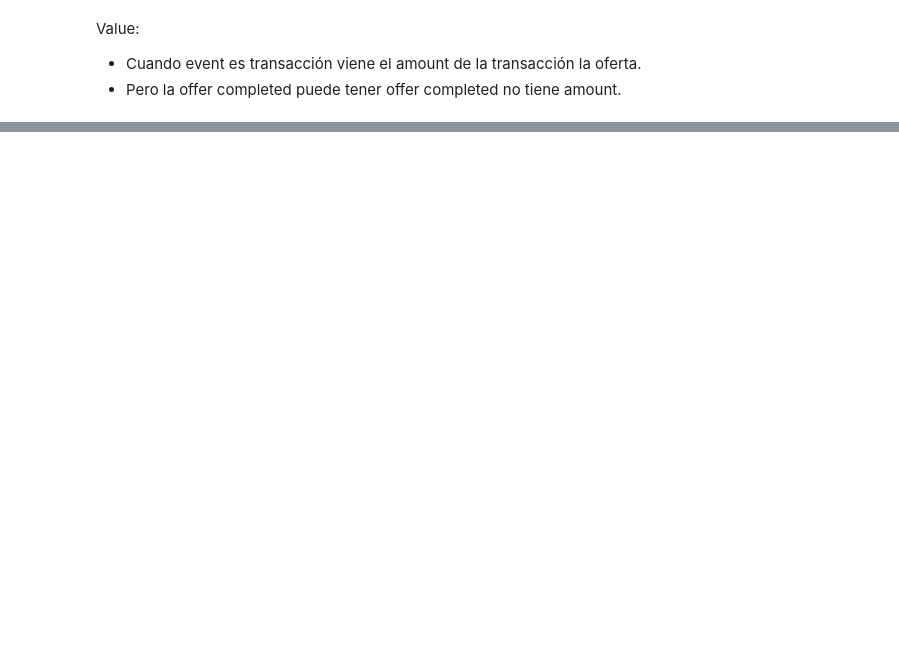
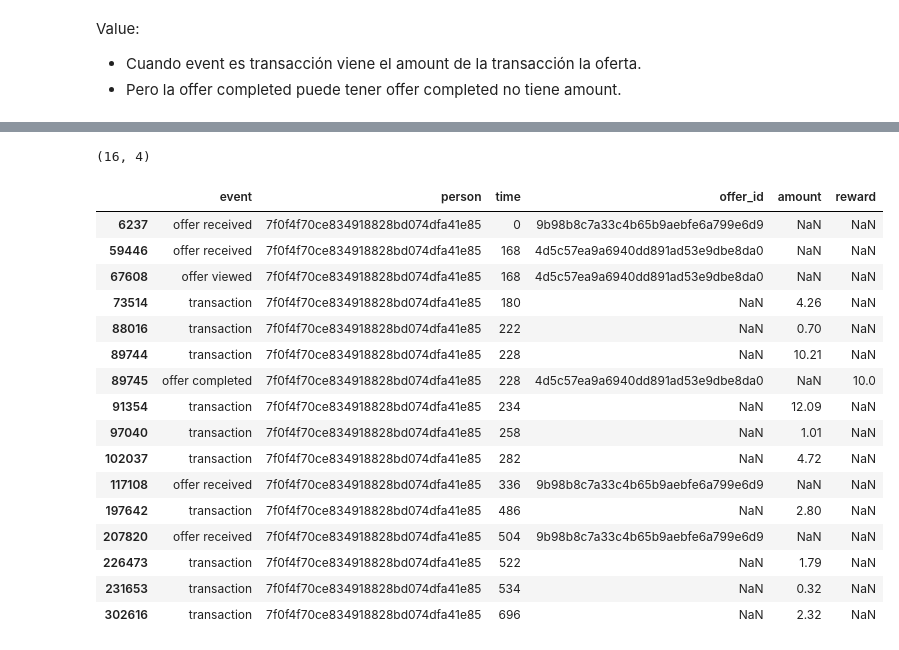
Before and after one commit to Druizm128/starbucks_project, a Jupyter notebook: eda.ipynb, the cells around one changed output, grey strips where cells are left out. Drawn from its saved outputs; the diff is of its cells as text; code cells hidden in the pictures; blank space fills up the shorter version.

Commit message:
Add cleaning functions for portfolio and transcript

```diff
--- a/eda.ipynb
+++ b/eda.ipynb
@@ -196,0 +252,3 @@ transcript.time.plot(kind = 'hist', bins = 20, title = "Distribution of time sin
+# %%
+df_sample = transcript[ transcript.person == '7f0f4f70ce834918828bd074dfa41e85' ].copy()
+df_sample
@@ -196,0 +273,35 @@ transcript.time.plot(kind = 'hist', bins = 20, title = "Distribution of time sin
+# %%
+df_sample.shape
+# %% [output]
+(16, 4)
+# %%
+def clean_transcript( df ):
+    '''
+    This function cleans de offer id dataset. It breaks value in separate values for offer id, amount and reward.
+    '''
+    df_clean = pd.concat([df, df['value'].apply(pd.Series)], axis = 1)
+    df_clean['offer_id_clean'] = [row[5] if not pd.isna( row[5]) else row[7] for row in df_clean.itertuples()]
+    df_clean = df_clean.drop( columns = ['offer id', 'offer_id'])
+    df_clean = df_clean.rename( columns = {'offer_id_clean': 'offer_id'} )
+    df_clean = df_clean[['event', 'person', 'time', 'offer_id', 'amount', 'reward']]
+    return( df_clean )
+
+clean_transcript( df_sample)
+# %% [output]
+|  | event | person | time | offer_id | amount | reward |
+| 6237 | offer received | 7f0f4f70ce834918828bd074dfa41e85 | 0 | 9b98b8c7a33c4b65b9aebfe6a799e6d9 | NaN | NaN |
+| 59446 | offer received | 7f0f4f70ce834918828bd074dfa41e85 | 168 | 4d5c57ea9a6940dd891ad53e9dbe8da0 | NaN | NaN |
+| 67608 | offer viewed | 7f0f4f70ce834918828bd074dfa41e85 | 168 | 4d5c57ea9a6940dd891ad53e9dbe8da0 | NaN | NaN |
+| 73514 | transaction | 7f0f4f70ce834918828bd074dfa41e85 | 180 | NaN | 4.26 | NaN |
+| 88016 | transaction | 7f0f4f70ce834918828bd074dfa41e85 | 222 | NaN | 0.70 | NaN |
+| 89744 | transaction | 7f0f4f70ce834918828bd074dfa41e85 | 228 | NaN | 10.21 | NaN |
+| 89745 | offer completed | 7f0f4f70ce834918828bd074dfa41e85 | 228 | 4d5c57ea9a6940dd891ad53e9dbe8da0 | NaN | 10.0 |
+| 91354 | transaction | 7f0f4f70ce834918828bd074dfa41e85 | 234 | NaN | 12.09 | NaN |
+| 97040 | transaction | 7f0f4f70ce834918828bd074dfa41e85 | 258 | NaN | 1.01 | NaN |
+| 102037 | transaction | 7f0f4f70ce834918828bd074dfa41e85 | 282 | NaN | 4.72 | NaN |
+| 117108 | offer received | 7f0f4f70ce834918828bd074dfa41e85 | 336 | 9b98b8c7a33c4b65b9aebfe6a799e6d9 | NaN | NaN |
+| 197642 | transaction | 7f0f4f70ce834918828bd074dfa41e85 | 486 | NaN | 2.80 | NaN |
+| 207820 | offer received | 7f0f4f70ce834918828bd074dfa41e85 | 504 | 9b98b8c7a33c4b65b9aebfe6a799e6d9 | NaN | NaN |
+| 226473 | transaction | 7f0f4f70ce834918828bd074dfa41e85 | 522 | NaN | 1.79 | NaN |
+| 231653 | transaction | 7f0f4f70ce834918828bd074dfa41e85 | 534 | NaN | 0.32 | NaN |
+| 302616 | transaction | 7f0f4f70ce834918828bd074dfa41e85 | 696 | NaN | 2.32 | NaN |
```
Also changed, not shown: parts of 25 cells of this notebook.
